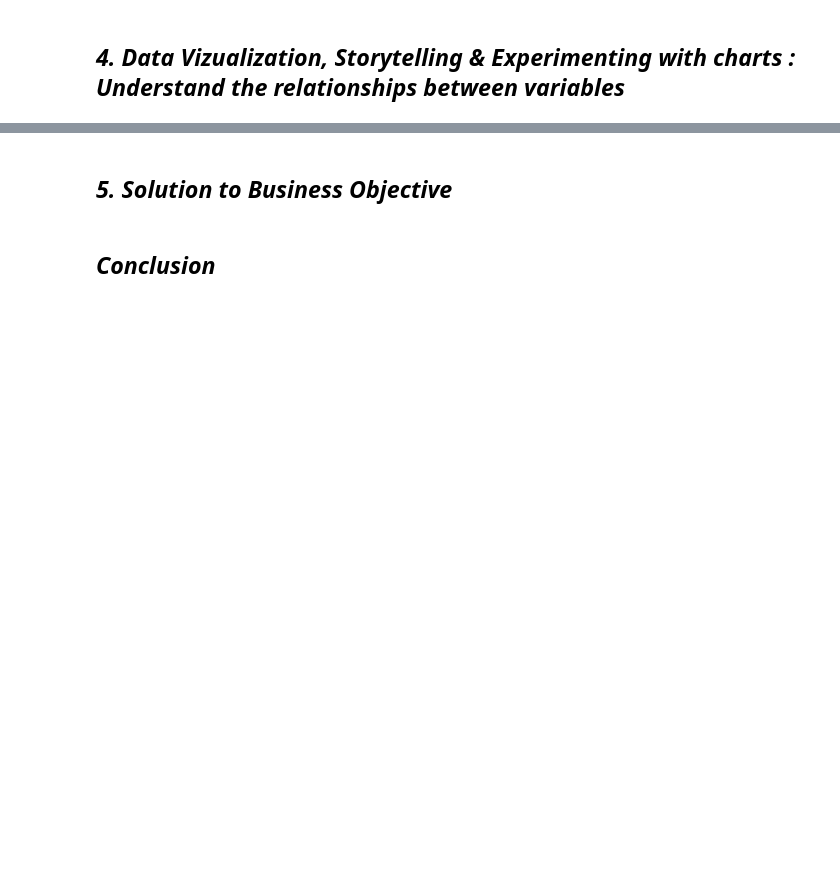
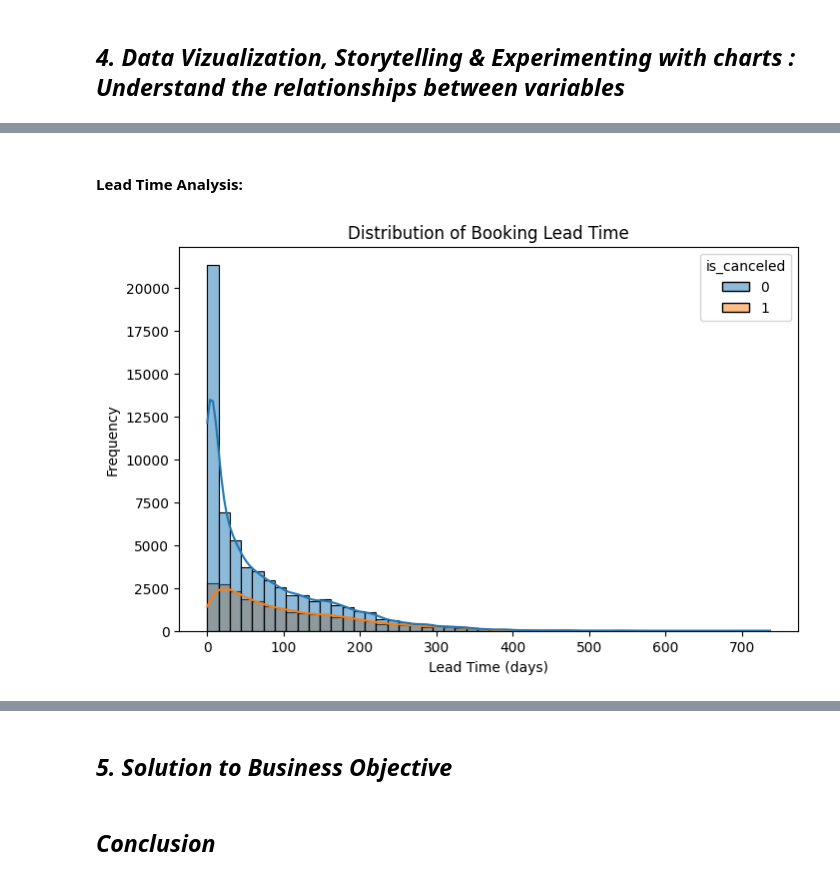
Before and after one commit to kaushdotin/Project_Root, a Jupyter notebook: Notebooks/Booking.com - Hotel Booking Analysis.ipynb, the cells around one changed output, grey strips where cells are left out. Cells and saved outputs as stored; diff of their text form; code cells hidden in the pictures; blank space fills up the shorter version.

```diff
--- a/Notebooks/Booking.com - Hotel Booking Analysis.ipynb
+++ b/Notebooks/Booking.com - Hotel Booking Analysis.ipynb
@@ -240,0 +287,13 @@ Verify the shape of dataset after data wran
+# %% [markdown]
+ #### Lead Time Analysis:
+# %%
+# Check distribution of lead_time
+
+plt.figure(figsize=(8,5))
+sns.histplot(x='lead_time', data=df, bins=50, kde=True, hue='is_canceled')
+plt.title('Distribution of Booking Lead Time')
+plt.xlabel('Lead Time (days)')
+plt.ylabel('Frequency')
+plt.show()
+# %% [output]
+[figure, added]
```
Also changed, not shown: parts of 22 cells of this notebook.
